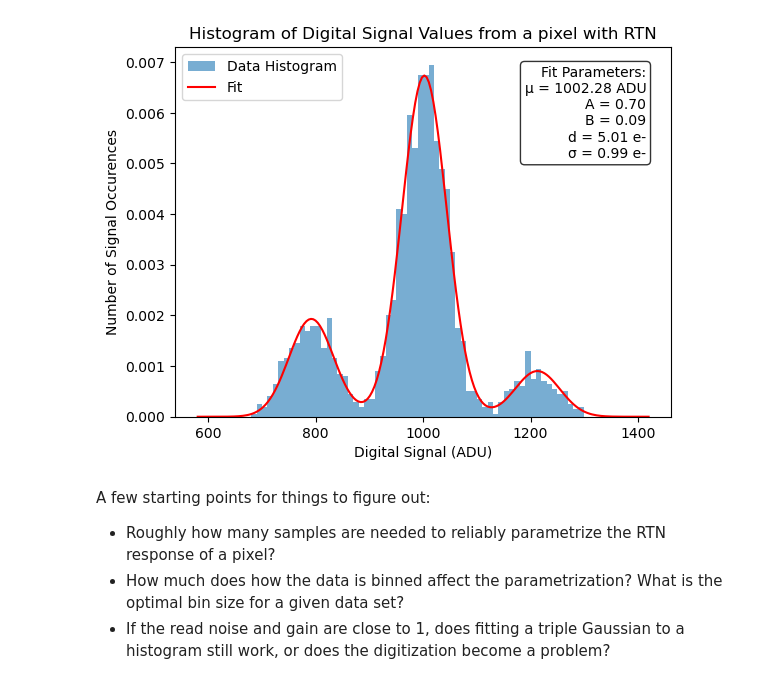
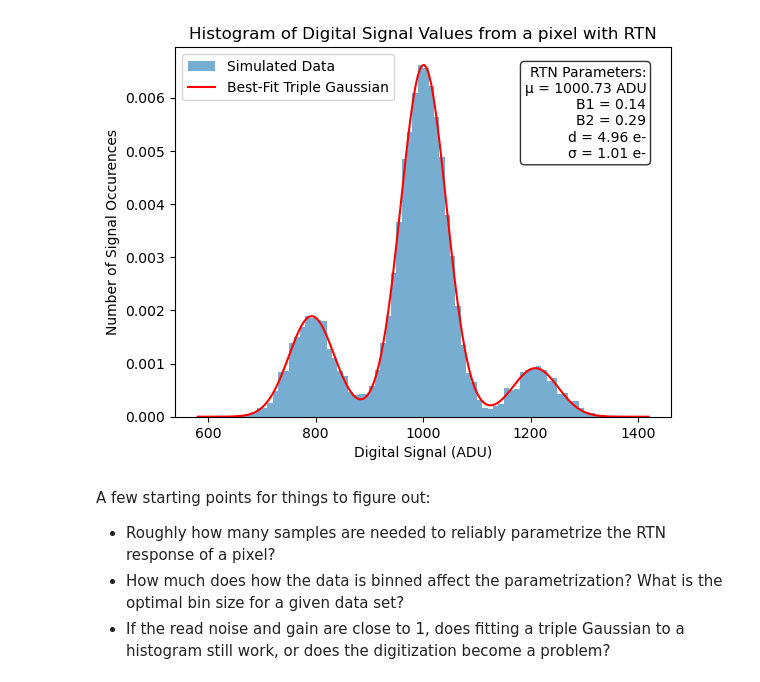
Before and after one commit to ChrisLayden/RTN-corrector, a Jupyter notebook: Test Code/fit_testing.ipynb, the cells around one changed output. Drawn from its saved outputs; the diff is of its cells as text; code cells hidden in the pictures.

```diff
--- a/Test Code/fit_testing.ipynb
+++ b/Test Code/fit_testing.ipynb
@@ -65,8 +65,8 @@ def get_digital_signal_vals(data, gain=1, bias_level=0):
 def rtn_triple_gaussian(x, mu, A, B1, B2, d, sigma):
     # Model RTN pixel histogram as sum of three Gaussians.
     central_gaussian = A * np.exp(- (x - mu) ** 2 / (sigma) ** 2 / 2)
-    left_gaussian = B1 * np.exp(- (x - d - mu) ** 2 / (sigma) ** 2 / 2)
-    right_gaussian = B2 * np.exp(- (x + d - mu) ** 2 / (sigma) ** 2 / 2)
+    left_gaussian = B1 * np.exp(- (x + d - mu) ** 2 / (sigma) ** 2 / 2)
+    right_gaussian = B2 * np.exp(- (x - d - mu) ** 2 / (sigma) ** 2 / 2)
     return central_gaussian + left_gaussian + right_gaussian
 
 # ZZZ haven't finished writing or testing this function
@@ -87,37 +87,37 @@ delta_x = 5
 A = 0.7
 B = 0.1
 lam = 0
-samples = 2000
+samples = 10000
 gain = 42
 bias_level = 1000
 bin_size = 10
 # %%
 test_array = get_signal_vals(sigma_r=sigma_r, delta_x=delta_x, A=A, B=B, lam=lam, size=samples)[0]
 digital_test_array = get_digital_signal_vals(test_array, gain=gain, bias_level=bias_level)
 bins = np.arange(bias_level - 2 * delta_x * gain, bias_level + 2 * delta_x * gain + 1, bin_size)
-plt.hist(digital_test_array, bins=bins, label='Data Histogram', alpha=0.6, density=True)
+plt.hist(digital_test_array, bins=bins, label='Simulated Data', alpha=0.6, density=True)
 fit_params = fit_pixel_rtn(digital_test_array, initial_guesses=[bias_level, 0.6, 0.2, 0.2, delta_x * gain, sigma_r * gain])
-A = fit_params[1] / (fit_params[1] + fit_params[2] + fit_params[3])
-B = fit_params[2] / (fit_params[1] + fit_params[2] + fit_params[3])
+B1 = fit_params[2] / fit_params[1]
+B2 = fit_params[3] / fit_params[1]
 x_fit = np.linspace(bias_level - 2 * delta_x * gain, bias_level + 2 * delta_x * gain, 200)
 y_fit = rtn_triple_gaussian(x_fit, *fit_params)
-plt.plot(x_fit, y_fit, 'r-', label='Fit')
+plt.plot(x_fit, y_fit, 'r-', label='Best-Fit Triple Gaussian')
 # Put fit parameters on plot
-param_text = (f"Fit Parameters:\n"
+param_text = (f"RTN Parameters:\n"
               f"μ = {fit_params[0]:.2f} ADU\n"
-              f"A = {A:.2f}\n"
-              f"B = {B:.2f}\n"
+              f"B1 = {B1:.2f}\n"
+              f"B2 = {B2:.2f}\n"
               f"d = {fit_params[4] / gain:.2f} e-\n"
               f"σ = {fit_params[5] / gain:.2f} e-")
 plt.text(0.95, 0.95, param_text, transform=plt.gca().transAxes, fontsize=10,
          verticalalignment='top', horizontalalignment='right', bbox=dict(boxstyle='round', facecolor='white', alpha=0.8))
 plt.legend()
 plt.xlabel('Digital Signal (ADU)')
 plt.ylabel('Number of Signal Occurences')
 plt.title('Histogram of Digital Signal Values from a pixel with RTN')
 plt.show()
 # %% [output]
-[figure, old version]
+[figure, new version]
 # %% [markdown]
 A few starting points for things to figure out:
 - Roughly how many samples are needed to reliably parametrize the RTN response of a pixel?
```
Also changed, not shown: 3 other files.
